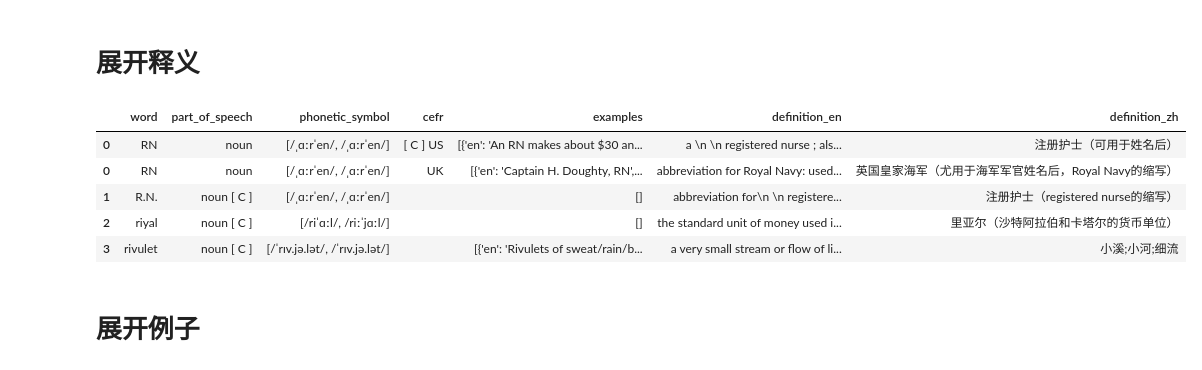
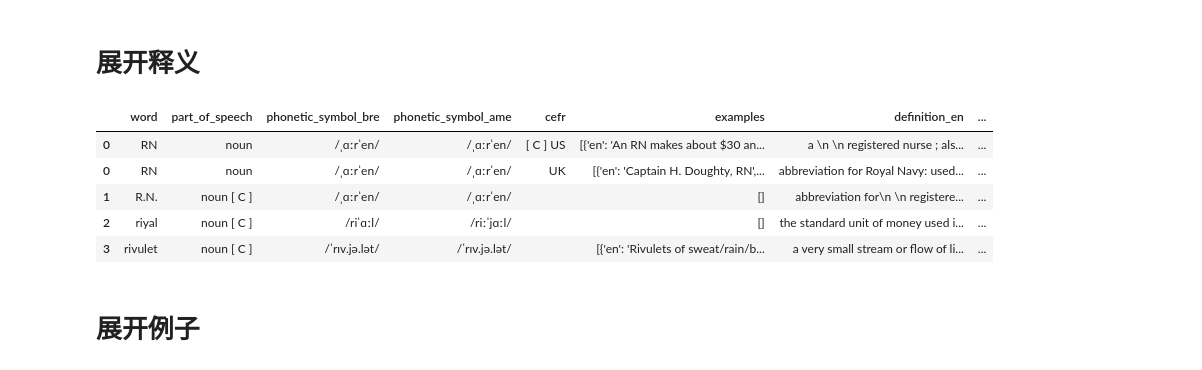
Before and after one commit to ZadenYip/EnLangMemo, a Jupyter notebook: pipeline-data/crawler_to_db_etl.ipynb, the cells around one changed output. Saved outputs shown, nothing was run; the diff lists cells and outputs as text; code cells hidden in the pictures.

Commit message:
fix(dict-pipeline-data): split phonetic_symbol colomns

```diff
--- a/pipeline-data/crawler_to_db_etl.ipynb
+++ b/pipeline-data/crawler_to_db_etl.ipynb
@@ -30,0 +40,19 @@ words_df.head()
+# %%
+phonetic_symbols = pd.DataFrame(
+    words_df["phonetic_symbol"].tolist(),
+    columns=["phonetic_symbol_bre", "phonetic_symbol_ame"],
+)
+
+
+words_df = pd.concat(
+    [words_df.drop("phonetic_symbol", axis=1), phonetic_symbols], axis=1
+)
+words_df = words_df.astype({"phonetic_symbol_bre": str, "phonetic_symbol_ame": str})
+
+assert (
+    words_df["phonetic_symbol_bre"].isnull().sum() == 0
+), "数据中 phonetic_symbol_bre 列存在 null 值"
+assert (
+    words_df["phonetic_symbol_ame"].isnull().sum() == 0
+), "数据中 phonetic_symbol_ame 列存在 null 值"
+words_df.head()
@@ -31,29 +66,37 @@ words_df.head()
 # %% [markdown]
 # 展开释义
 # %%
-assert words_df["definitions"].isnull().sum() == 0, "数据处理错误，存在缺失的 definitions！Data processing error, missing definitions!"
+assert (
+    words_df["definitions"].isnull().sum() == 0
+), "数据处理错误，存在缺失的 definitions！Data processing error, missing definitions!"
 
 words_df = words_df.explode("definitions")
 definitions = pd.json_normalize(words_df["definitions"])
-definitions.rename(columns={
-    "definition.en": "definition_en",
-    "definition.zh": "definition_zh"
-}, inplace=True)
+definitions.rename(
+    columns={"definition.en": "definition_en", "definition.zh": "definition_zh"},
+    inplace=True,
+)
 
 words_df = pd.concat([words_df.drop(columns=["definitions"]), definitions], axis=1)
 words_df = words_df.astype({"definition_en": str, "definition_zh": str})
 
-assert len(definitions) == len(words_df), "数据处理错误，行数不匹配！Data processing error, row count mismatch!"
-assert words_df["definition_en"].isnull().sum() == 0, "数据处理错误，存在缺失的 definition_en！Data processing error, missing definition_en!"
-assert words_df["definition_zh"].isnull().sum() == 0, "数据处理错误，存在缺失的 definition_zh！Data processing error, missing definition_zh!"
+assert len(definitions) == len(
+    words_df
+), "数据处理错误，行数不匹配！Data processing error, row count mismatch!"
+assert (
+    words_df["definition_en"].isnull().sum() == 0
+), "数据处理错误，存在缺失的 definition_en！Data processing error, missing definition_en!"
+assert (
+    words_df["definition_zh"].isnull().sum() == 0
+), "数据处理错误，存在缺失的 definition_zh！Data processing error, missing definition_zh!"
 words_df.head()
 # %% [output]
-|  | word | part_of_speech | phonetic_symbol | cefr | examples | definition_en | definition_zh |
-| 0 | RN | noun | [/ˌɑːrˈen/, /ˌɑːrˈen/] | [ C ] US | [{'en': 'An RN makes about $30 an... | a \n \n registered nurse ; als... | 注册护士（可用于姓名后） |
-| 0 | RN | noun | [/ˌɑːrˈen/, /ˌɑːrˈen/] | UK | [{'en': 'Captain H. Doughty, RN',... | abbreviation for Royal Navy: used... | 英国皇家海军（尤用于海军军官姓名后，Royal Navy的缩写） |
-| 1 | R.N. | noun [ C ] | [/ˌɑːrˈen/, /ˌɑːrˈen/] |  | [] | abbreviation for\n \n registere... | 注册护士（registered nurse的缩写） |
-| 2 | riyal | noun [ C ] | [/riˈɑːl/, /riːˈjɑːl/] |  | [] | the standard unit of money used i... | 里亚尔（沙特阿拉伯和卡塔尔的货币单位） |
-| 3 | rivulet | noun [ C ] | [/ˈrɪv.jə.lət/, /ˈrɪv.jə.lət/] |  | [{'en': 'Rivulets of sweat/rain/b... | a very small stream or flow of li... | 小溪;小河;细流 |
+|  | word | part_of_speech | phonetic_symbol_bre | phonetic_symbol_ame | cefr | examples | definition_en | ... |
+| 0 | RN | noun | /ˌɑːrˈen/ | /ˌɑːrˈen/ | [ C ] US | [{'en': 'An RN makes about $30 an... | a \n \n registered nurse ; als... | ... |
+| 0 | RN | noun | /ˌɑːrˈen/ | /ˌɑːrˈen/ | UK | [{'en': 'Captain H. Doughty, RN',... | abbreviation for Royal Navy: used... | ... |
+| 1 | R.N. | noun [ C ] | /ˌɑːrˈen/ | /ˌɑːrˈen/ |  | [] | abbreviation for\n \n registere... | ... |
+| 2 | riyal | noun [ C ] | /riˈɑːl/ | /riːˈjɑːl/ |  | [] | the standard unit of money used i... | ... |
+| 3 | rivulet | noun [ C ] | /ˈrɪv.jə.lət/ | /ˈrɪv.jə.lət/ |  | [{'en': 'Rivulets of sweat/rain/b... | a very small stream or flow of li... | ... |
 # %% [markdown]
 # 展开例子
 # %%
```
Also changed, not shown: parts of 9 cells of this notebook.
